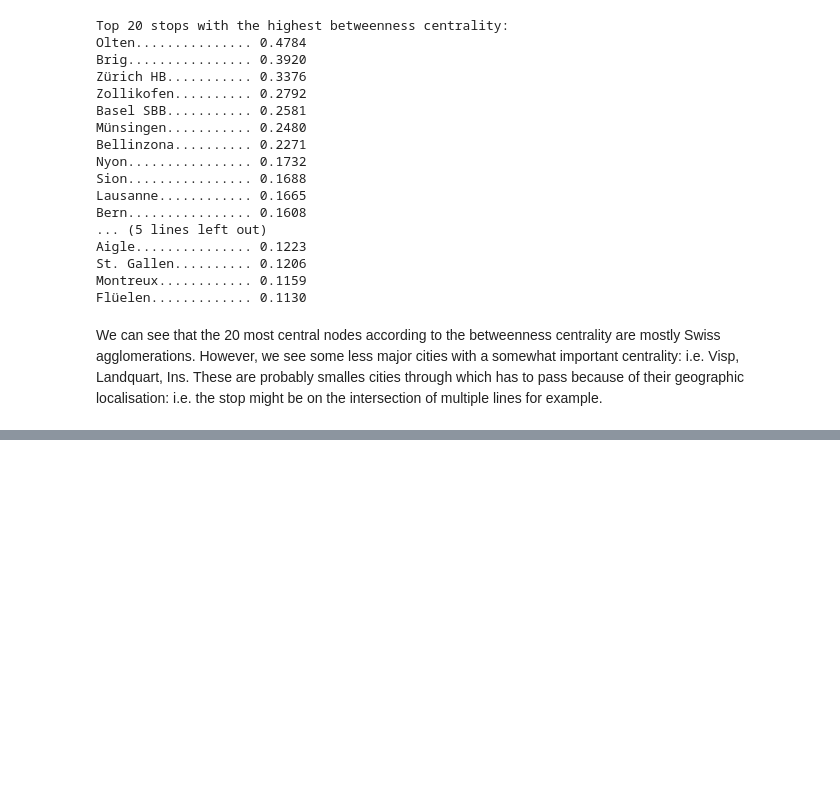
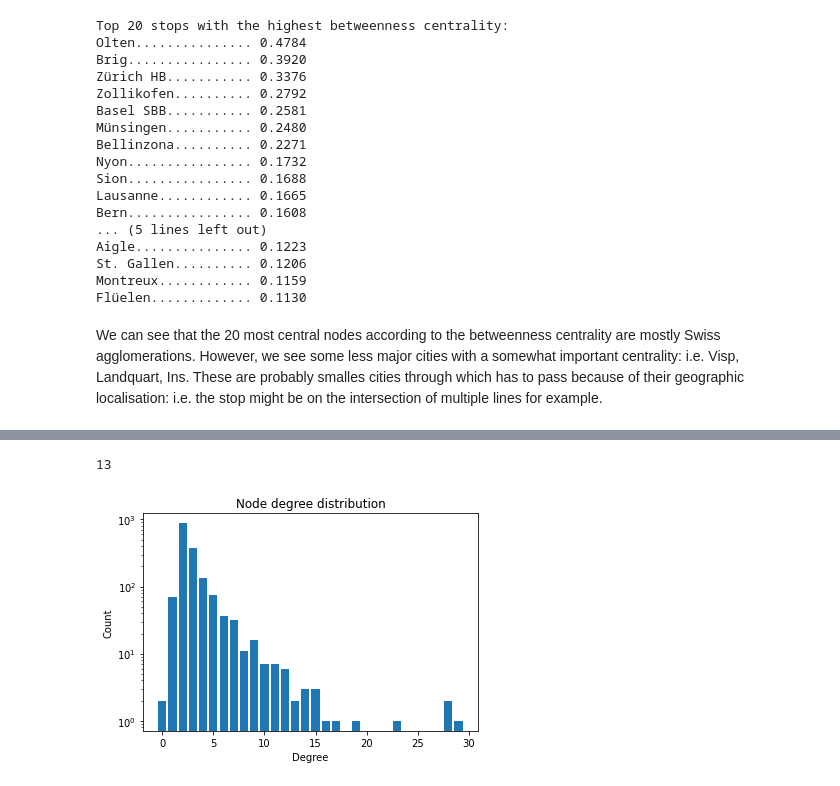
Before and after one commit to karimassi/cds-2021, a Jupyter notebook: graph_analysis.ipynb, the cells around one changed output, grey strips where cells are left out. Saved outputs shown, nothing was run; the diff lists cells and outputs as text; code cells hidden in the pictures; blank space fills up the shorter version.

```diff
--- a/graph_analysis.ipynb
+++ b/graph_analysis.ipynb
@@ -76,3 +81,10 @@ m.save("network_betweenness.html")
 m
 # %% [output]
 [interactive output not drawn]
+# %%
+i=0
+for g in nx.connected_components(G):
+    i+=1
+i
+# %% [output]
+13
@@ -78,0 +95,12 @@ m
+# %%
+import matplotlib.pyplot as plt
+hist = nx.degree_histogram(G)
+plt.bar(range(len(hist)), hist)
+plt.title('Node degree distribution')
+plt.xlabel('Degree')
+plt.ylabel('Count')
+plt.yscale('log')
+plt.savefig('./docs/degree_dist.png')
+plt.show()
+# %% [output]
+[figure, added]
```
Also changed, not shown: parts of 14 cells of this notebook, 9 other files.
